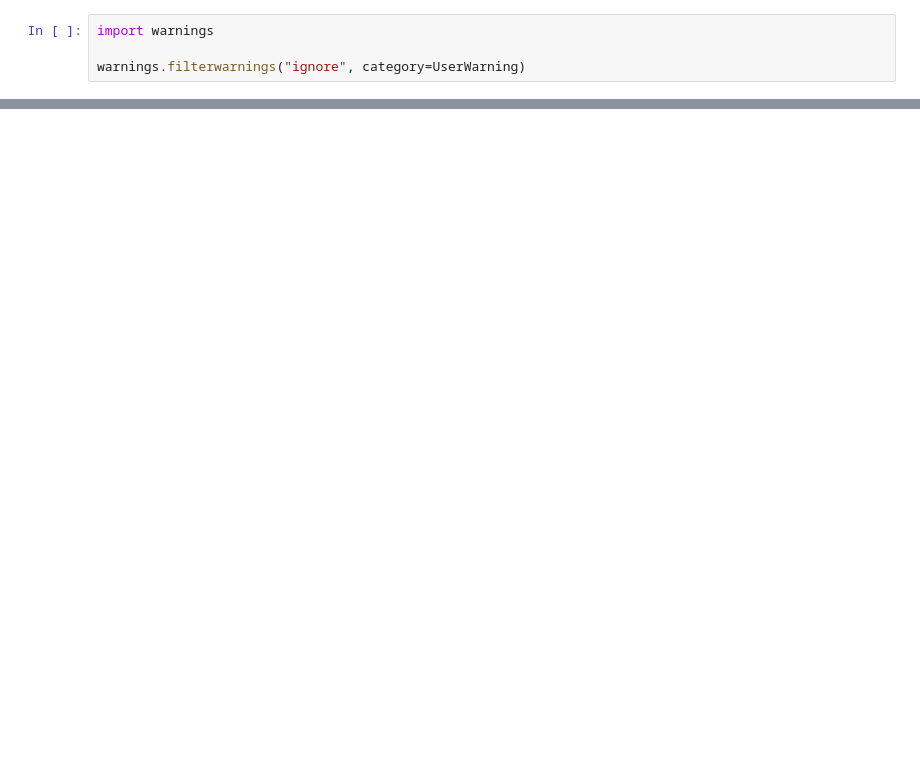
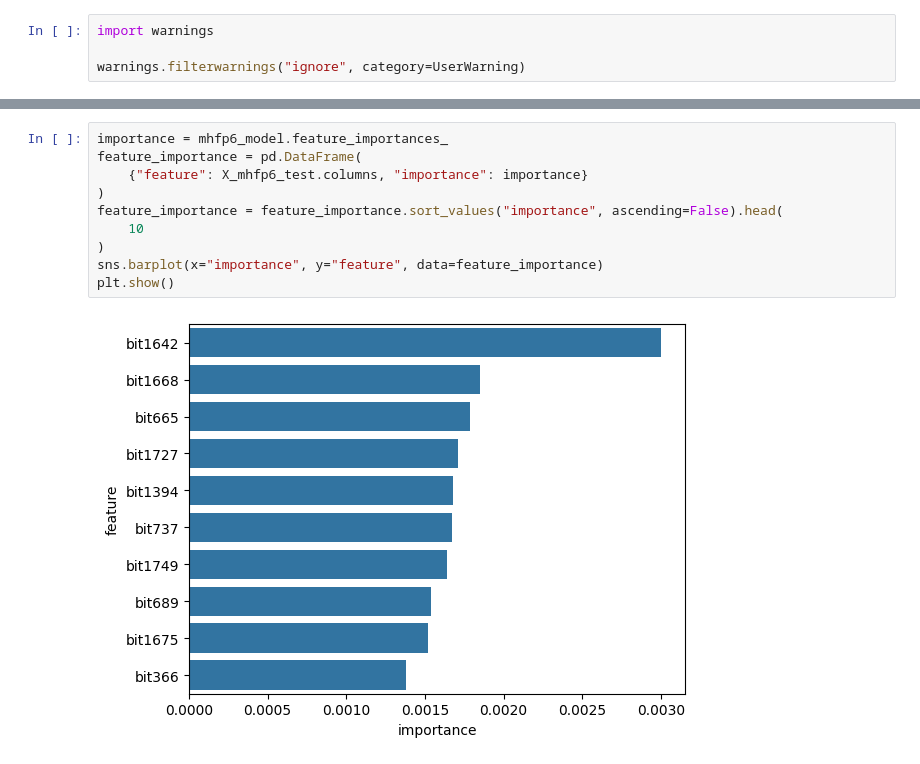
Before and after one commit to IMI-COMBINE/broad_spectrum_prediction, a Jupyter notebook: src/8_feature_importance.ipynb, the cells around one changed output, grey strips where cells are left out. Cells and saved outputs as stored; diff of their text form; blank space fills up the shorter version.

```diff
--- a/src/8_feature_importance.ipynb
+++ b/src/8_feature_importance.ipynb
@@ -127,0 +141,12 @@ plt.show()
+# %%
+importance = mhfp6_model.feature_importances_
+feature_importance = pd.DataFrame(
+    {"feature": X_mhfp6_test.columns, "importance": importance}
+)
+feature_importance = feature_importance.sort_values("importance", ascending=False).head(
+    10
+)
+sns.barplot(x="importance", y="feature", data=feature_importance)
+plt.show()
+# %% [output]
+[figure, added]
```
Also changed, not shown: parts of 26 cells of this notebook, 2 other files.
